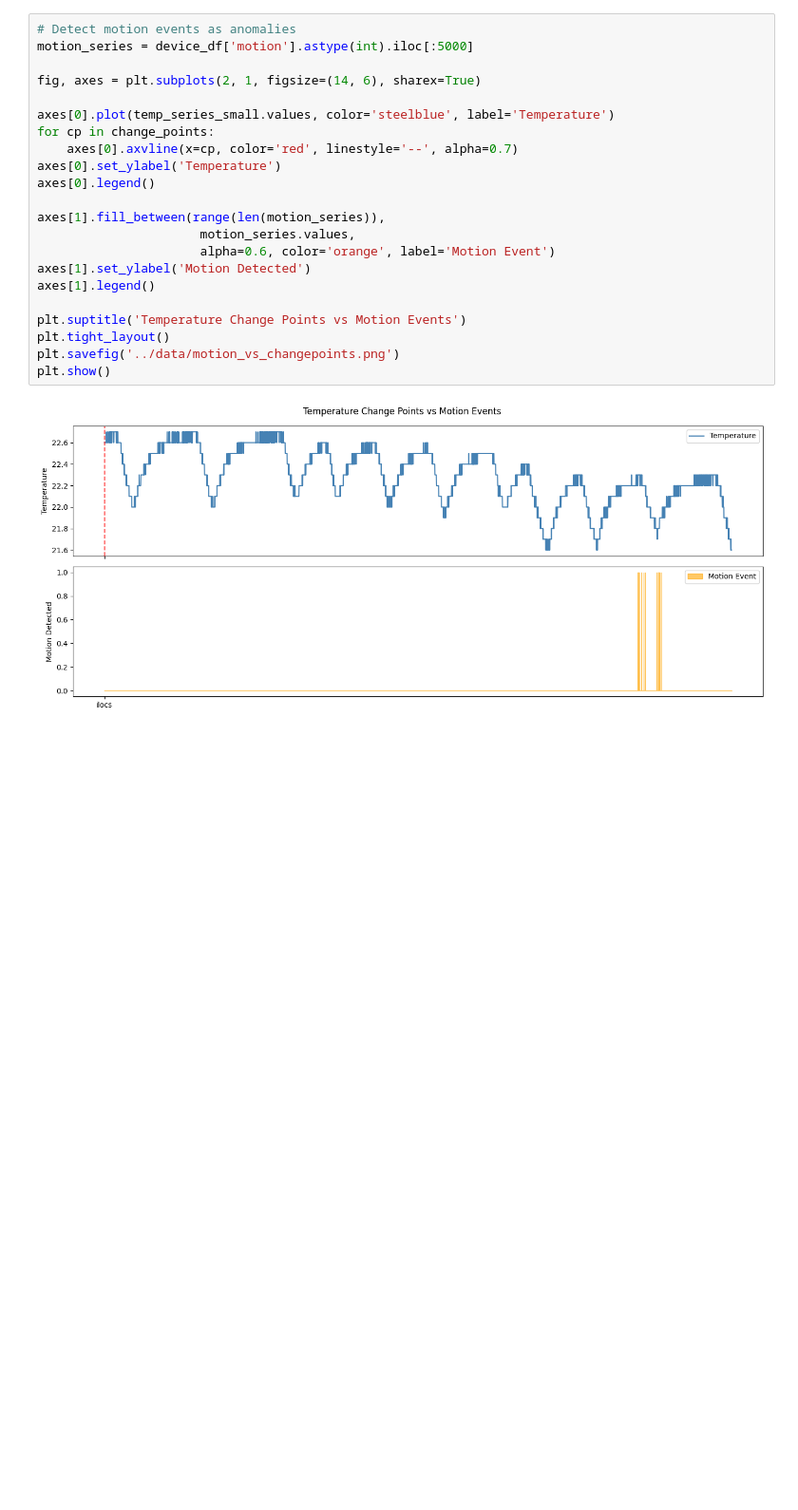
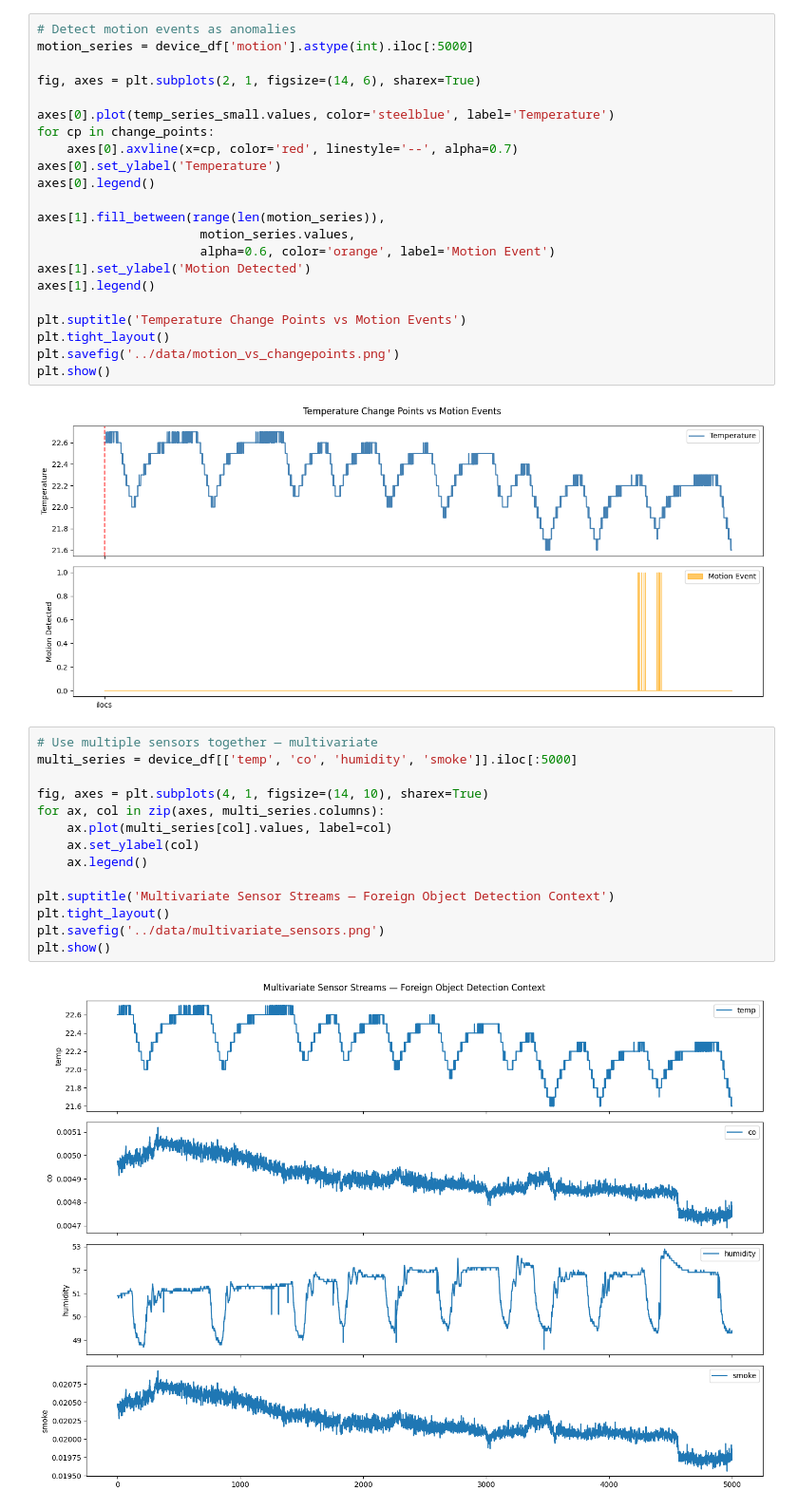
Before and after one commit to RONAK-AI647/agri4-sktime-benchmark, a Jupyter notebook: agri4-sktime-benchmark/notebooks/03_anomaly_detection.ipynb, the cells around one changed output. Shown at 95% size. Cells and saved outputs as stored; diff of their text form; blank space fills up the shorter version.

```diff
--- a/agri4-sktime-benchmark/notebooks/03_anomaly_detection.ipynb
+++ b/agri4-sktime-benchmark/notebooks/03_anomaly_detection.ipynb
@@ -101,3 +101,19 @@ plt.savefig('../data/motion_vs_changepoints.png')
 plt.show()
 # %% [output]
 [figure]
+# %%
+# Use multiple sensors together — multivariate
+multi_series = device_df[['temp', 'co', 'humidity', 'smoke']].iloc[:5000]
+
+fig, axes = plt.subplots(4, 1, figsize=(14, 10), sharex=True)
+for ax, col in zip(axes, multi_series.columns):
+    ax.plot(multi_series[col].values, label=col)
+    ax.set_ylabel(col)
+    ax.legend()
+
+plt.suptitle('Multivariate Sensor Streams — Foreign Object Detection Context')
+plt.tight_layout()
+plt.savefig('../data/multivariate_sensors.png')
+plt.show()
+# %% [output]
+[figure, added]
```
Also changed, not shown: parts of 2 cells of this notebook, 4 other files.
